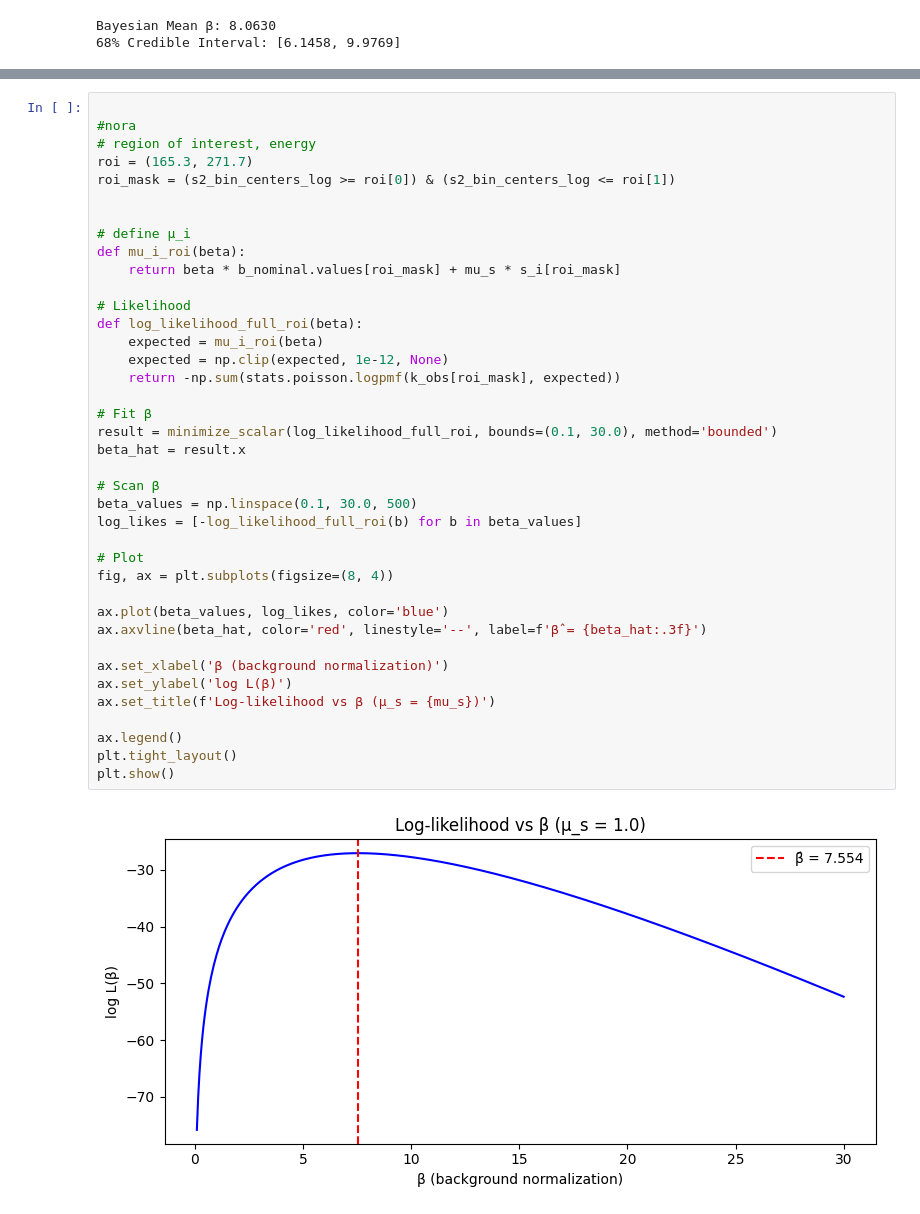
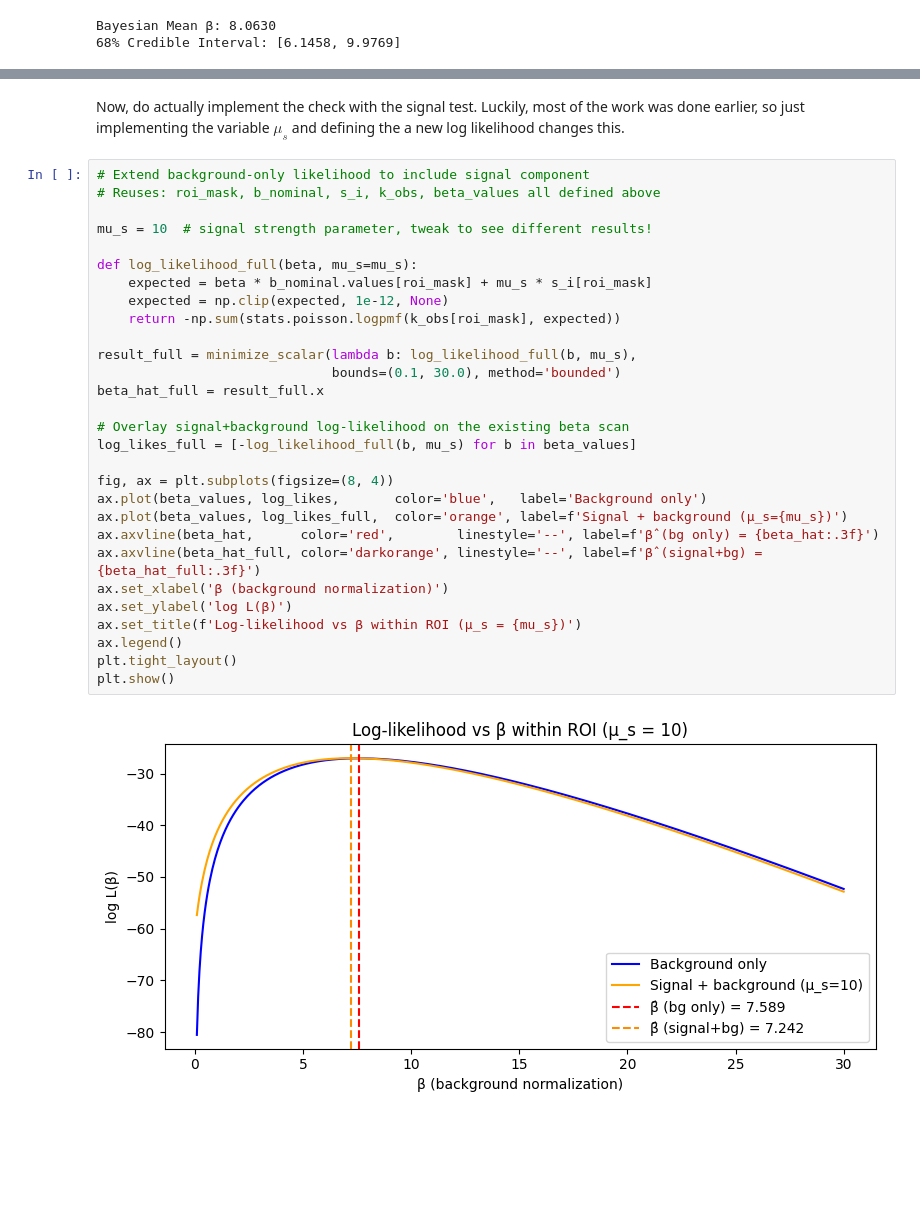
Before and after one commit to QuadroVert/DM1StatsGroupRepo2026, a Jupyter notebook: likelihood.ipynb, the cells around one changed output, grey strips where cells are left out. Cells and saved outputs as stored; diff of their text form; blank space fills up the shorter version.

```diff
--- a/likelihood.ipynb
+++ b/likelihood.ipynb
@@ -333,41 +270,33 @@ plt.show()
-# %%
-
-#nora
-# region of interest, energy
-roi = (165.3, 271.7)
-roi_mask = (s2_bin_centers_log >= roi[0]) & (s2_bin_centers_log <= roi[1])
-
-
-# define μ_i
-def mu_i_roi(beta):
-    return beta * b_nominal.values[roi_mask] + mu_s * s_i[roi_mask]
-
-# Likelihood
-def log_likelihood_full_roi(beta):
-    expected = mu_i_roi(beta)
-    expected = np.clip(expected, 1e-12, None)
-    return -np.sum(stats.poisson.logpmf(k_obs[roi_mask], expected))
-
-# Fit β
-result = minimize_scalar(log_likelihood_full_roi, bounds=(0.1, 30.0), method='bounded')
-beta_hat = result.x
-
-# Scan β
-beta_values = np.linspace(0.1, 30.0, 500)
-log_likes = [-log_likelihood_full_roi(b) for b in beta_values]
-
-# Plot
-fig, ax = plt.subplots(figsize=(8, 4))
-
-ax.plot(beta_values, log_likes, color='blue')
-ax.axvline(beta_hat, color='red', linestyle='--', label=f'β̂ = {beta_hat:.3f}')
-
-ax.set_xlabel('β (background normalization)')
-ax.set_ylabel('log L(β)')
-ax.set_title(f'Log-likelihood vs β (μ_s = {mu_s})')
-
-ax.legend()
-plt.tight_layout()
-plt.show()
-# %% [output]
-[figure, removed]
+# %% [markdown]
+Now, do actually implement the check with the signal test. Luckily, most of the work was done earlier, so just implementing the variable $\mu_s$ and defining the a new log likelihood changes this.
+# %%
+# Extend background-only likelihood to include signal component
+# Reuses: roi_mask, b_nominal, s_i, k_obs, beta_values all defined above
+
+mu_s = 10  # signal strength parameter, tweak to see different results!
+
+def log_likelihood_full(beta, mu_s=mu_s):
+    expected = beta * b_nominal.values[roi_mask] + mu_s * s_i[roi_mask]
+    expected = np.clip(expected, 1e-12, None)
+    return -np.sum(stats.poisson.logpmf(k_obs[roi_mask], expected))
+
+result_full = minimize_scalar(lambda b: log_likelihood_full(b, mu_s),
+                              bounds=(0.1, 30.0), method='bounded')
+beta_hat_full = result_full.x
+
+# Overlay signal+background log-likelihood on the existing beta scan
+log_likes_full = [-log_likelihood_full(b, mu_s) for b in beta_values]
+
+fig, ax = plt.subplots(figsize=(8, 4))
+ax.plot(beta_values, log_likes,       color='blue',   label='Background only')
+ax.plot(beta_values, log_likes_full,  color='orange', label=f'Signal + background (μ_s={mu_s})')
+ax.axvline(beta_hat,      color='red',        linestyle='--', label=f'β̂ (bg only) = {beta_hat:.3f}')
+ax.axvline(beta_hat_full, color='darkorange', linestyle='--', label=f'β̂ (signal+bg) = {beta_hat_full:.3f}')
+ax.set_xlabel('β (background normalization)')
+ax.set_ylabel('log L(β)')
+ax.set_title(f'Log-likelihood vs β within ROI (μ_s = {mu_s})')
+ax.legend()
+plt.tight_layout()
+plt.show()
+# %% [output]
+[figure, added]
```
Also changed, not shown: parts of 3 cells of this notebook.
